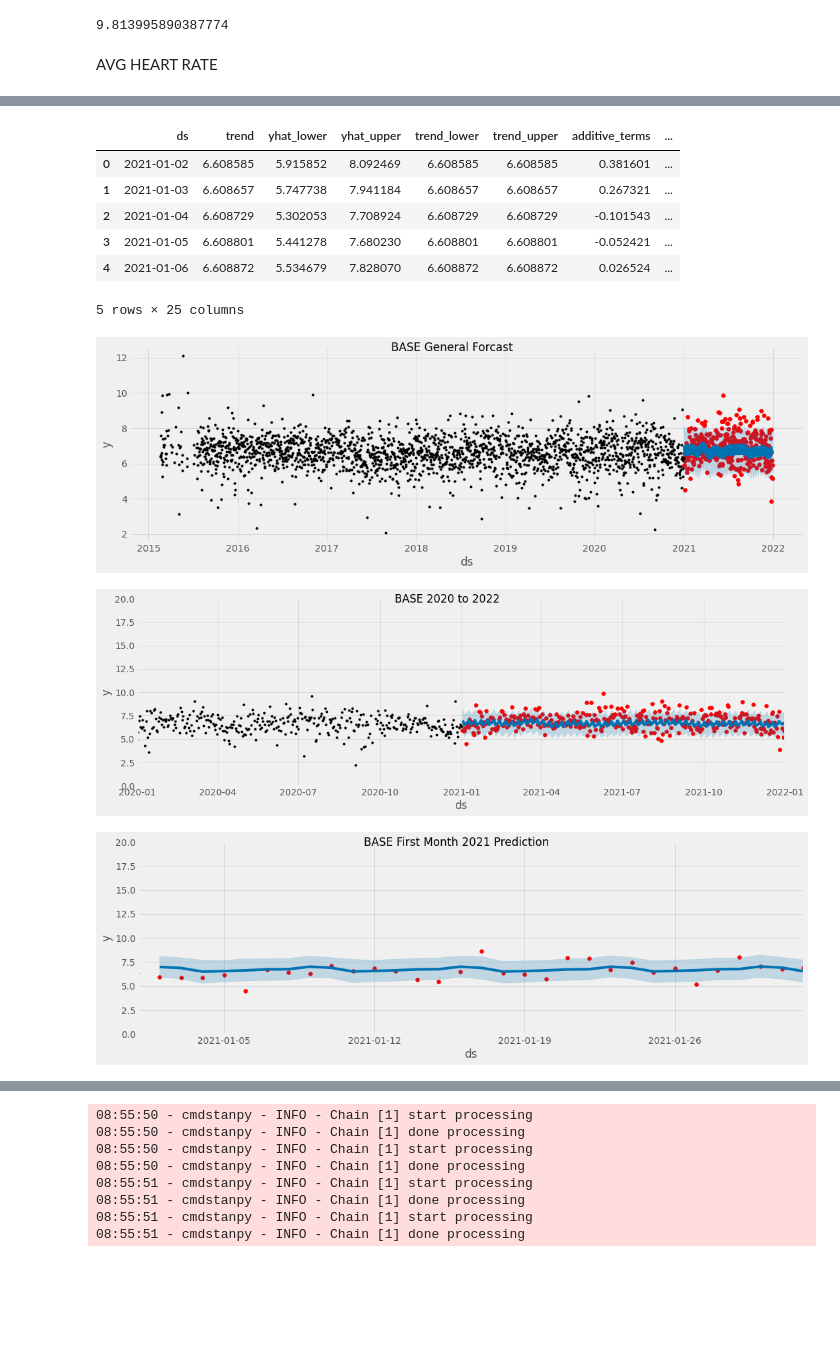
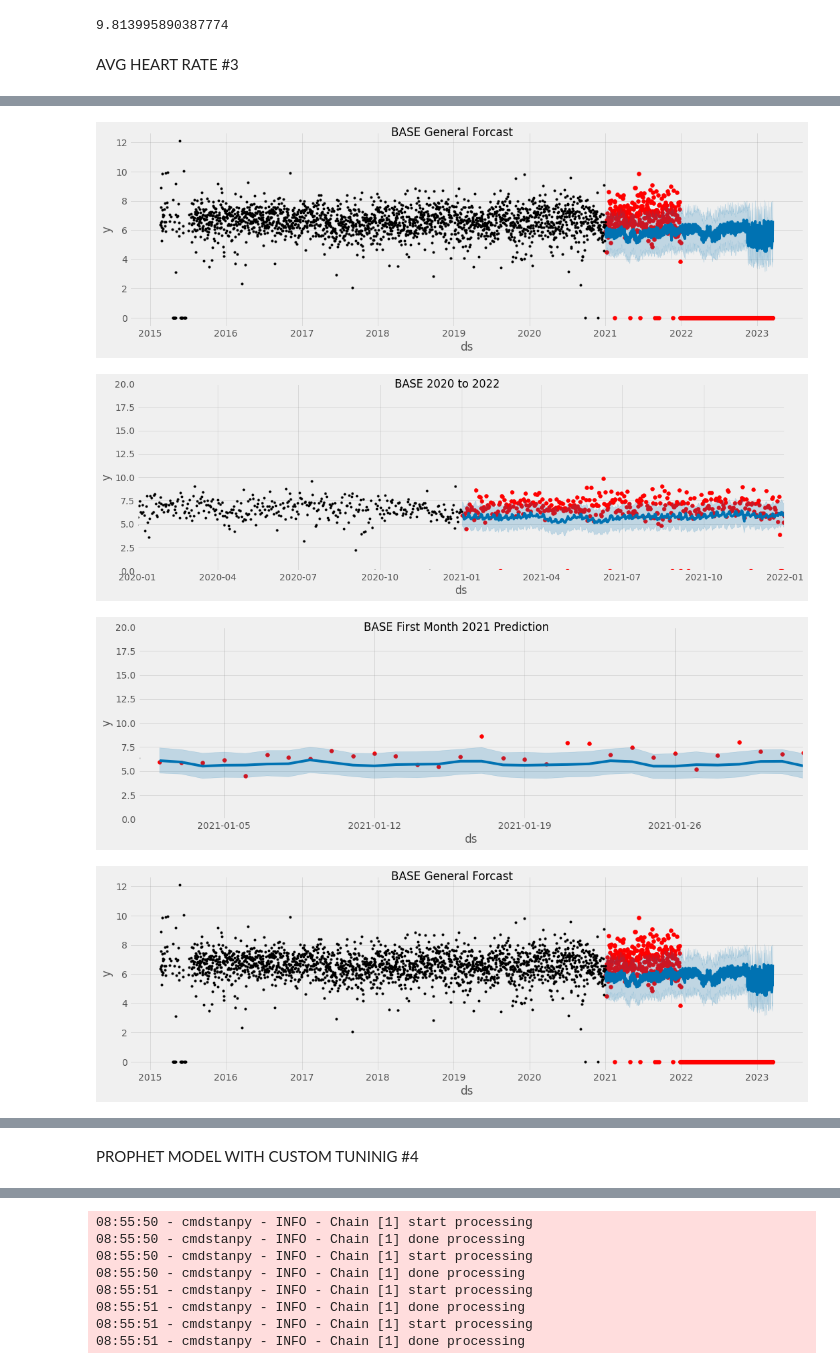
Before and after one commit to patrickmcalinden/kaggle_ml_sleep, a Jupyter notebook: kaggle_ml_sleep.ipynb, the cells around one changed output, grey strips where cells are left out. Cells and saved outputs as stored; diff of their text form; code cells hidden in the pictures; blank space fills up the shorter version.

Commit message:
updating models

```diff
--- a/kaggle_ml_sleep.ipynb
+++ b/kaggle_ml_sleep.ipynb
@@ -264,7 +268,7 @@ mean_absolute_percentage_error(y_true=data_test['sleep_hours_TEST'], y_pred=slee
 0.6840561940151215
 9.813995890387774
 # %% [markdown]
-AVG HEART RATE
+AVG HEART RATE #3
 # %%
 #not fucntioninig / need to know future hr which isnt really plausible for a real model ...on hold
 heart_rate_df = pd.read_csv(r'HeartRate.csv', index_col=[0], parse_dates=[0])
@@ -289,11 +293,10 @@ base_heart_df = base_heart_df.reset_index().rename(columns={'date':'ds', 'sleep_
     .set_index('ds')
 
 #doing left join on base_heart_df and making a new df with correct requirements
-combined_df = pd.merge(base_heart_df, avg_heart_rate, on='ds', how='left')
+combined_df = pd.merge(base_heart_df, avg_heart_rate, on='ds', how='outer')
 combined_df = combined_df.fillna(0)
 combined_df = combined_df.rename(columns={'y_x': 'y', 'y_y': 'y1'})
 combined_df = combined_df.loc[combined_df['y1'].notna()]
-
 
 #splitting data again
 split_date = '1-JAN-2021'
@@ -313,7 +316,7 @@ sleep_test_prophet = data_test.reset_index()\
 
 #making model
 model = Prophet(changepoint_prior_scale=0.05505, seasonality_prior_scale=9, seasonality_mode='additive', changepoint_range=.50)
-model.add_regressor('y1')
+model = model.add_regressor('y1')
 model.fit(new_train_data)
 sleep_test_fcst = model.predict(sleep_test_prophet)
 sleep_test_fcst.head()
@@ -365,5 +368,60 @@ def mean_absolute_percentage_error(y_true, y_pred):
 
 mean_absolute_percentage_error(y_true=data_test['y_TEST'],y_pred=sleep_test_fcst['yhat'])
 
-sleep_test_fcst.head()
+
+
+
+import datetime
+import numpy as np
+from sklearn.metrics import mean_squared_error, mean_absolute_error
+
+# Plot the forecast with the actuals
+f, ax = plt.subplots(figsize=(15, 5))
+ax.scatter(data_test.index, data_test['y_TEST'], color='r')
+fig = model.plot(sleep_test_fcst, ax=ax)
+plot = plt.suptitle('BASE General Forcast')
+
+#2 year view - condensed
+fig, ax = plt.subplots(figsize=(15, 5))
+ax.scatter(data_test.index, data_test['y_TEST'], color='r')
+fig = model.plot(sleep_test_fcst, ax=ax)
+ax.set_xbound(lower=datetime.datetime.strptime('2020-01-01', '%Y-%m-%d'),
+              upper=datetime.datetime.strptime('2022-01-01', '%Y-%m-%d'))
+ax.set_ylim(0, 20)
+plot = plt.suptitle('BASE 2020 to 2022')
+
+#one month view
+fig, ax = plt.subplots(figsize=(15, 5))
+ax.scatter(data_test.index, data_test['y_TEST'], color='r')
+fig = model.plot(sleep_test_fcst, ax=ax)
+ax.set_xbound(lower=datetime.datetime.strptime('2021-01-01', '%Y-%m-%d'),
+              upper=datetime.datetime.strptime('2021-02-01', '%Y-%m-%d'))
+ax.set_ylim(0, 20)
+plot = plt.suptitle('BASE First Month 2021 Prediction')
+
+##_____TEST CALCULATIONS_______________________________
+
+#first pass : 0.9207128038030028
+##second pass: 0.9492456727597836 10/1/2021 (bad),  0.8802633615299584 (best)
+print(np.sqrt(mean_squared_error(y_true=data_test['y_TEST'],
+                   y_pred=sleep_test_fcst['yhat'])))
+
+#first pass : 0.7169545996944965 1/1/21 (better)
+##second pass: 0.7444629823577802 10/1/2021 (bad),
+print(mean_absolute_error(y_true=data_test['y_TEST'],
+                   y_pred=sleep_test_fcst['yhat']))
+
+#first pass: 10.417538555861332 1/1/2021 (better),
+#second pass: 11.897855990178247 10/1/2021 (bad),
+def mean_absolute_percentage_error(y_true, y_pred):
+    y_true, y_pred = np.array(y_true), np.array(y_pred)
+    return np.mean(np.abs((y_true - y_pred) / y_true)) * 100
+
+mean_absolute_percentage_error(y_true=data_test['y_TEST'], y_pred=sleep_test_fcst['yhat'])
+
+print(data_test.columns)
+future = model.make_future_dataframe(periods=804, freq='d', include_history=False)
+forecast = model.predict(sleep_test_fcst)
+forecast = forecast[['ds','yhat']]
+forecast.to_csv('forecast_averageheartrate_prophet.csv', index=False)
 # %% [output]
@@ -376,10 +437,4 @@ sleep_test_fcst.head()
-|  | ds | trend | yhat_lower | yhat_upper | trend_lower | trend_upper | additive_terms | ... |
-| 0 | 2021-01-02 | 6.608585 | 5.915852 | 8.092469 | 6.608585 | 6.608585 | 0.381601 | ... |
-| 1 | 2021-01-03 | 6.608657 | 5.747738 | 7.941184 | 6.608657 | 6.608657 | 0.267321 | ... |
-| 2 | 2021-01-04 | 6.608729 | 5.302053 | 7.708924 | 6.608729 | 6.608729 | -0.101543 | ... |
-| 3 | 2021-01-05 | 6.608801 | 5.441278 | 7.680230 | 6.608801 | 6.608801 | -0.052421 | ... |
-| 4 | 2021-01-06 | 6.608872 | 5.534679 | 7.828070 | 6.608872 | 6.608872 | 0.026524 | ... |
-5 rows × 25 columns
-[figure, old version]
+[figure, new version]
-[figure, old version]
+[figure, new version]
-[figure, old version]
+[figure, new version]
+[figure, added]
@@ -386 +443,3 @@ sleep_test_fcst.head()
+# %% [markdown]
+PROPHET MODEL WITH CUSTOM TUNINIG #4
 # %%
```
Also changed, not shown: parts of 11 cells of this notebook.
